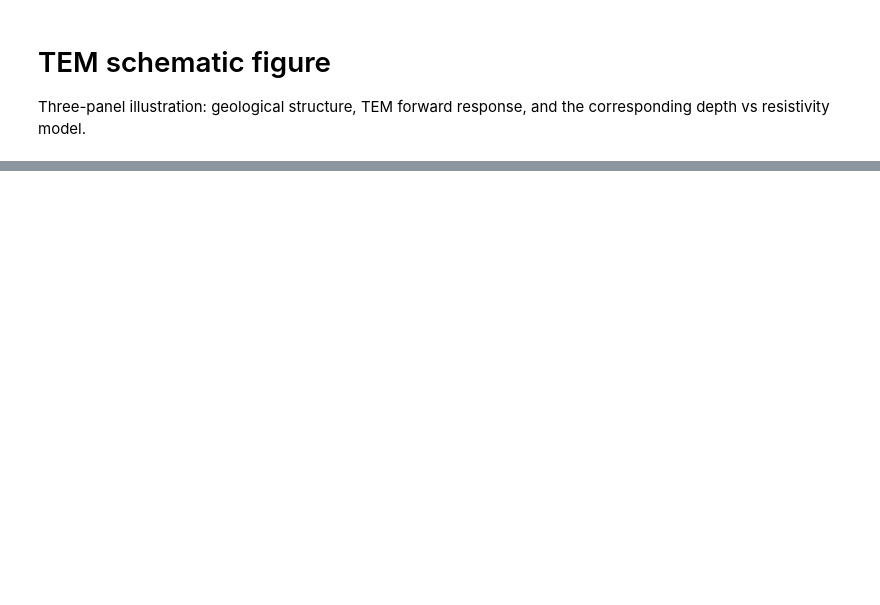
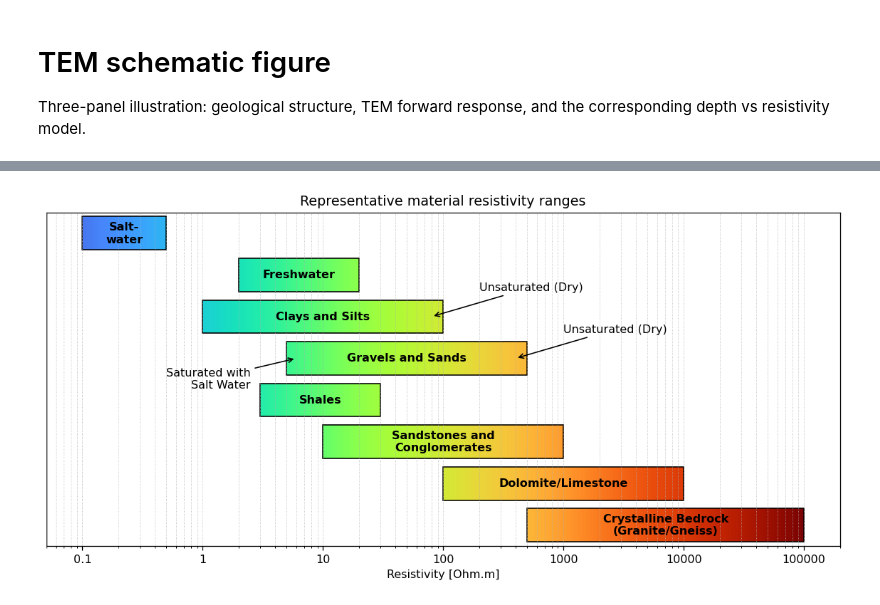
Before and after one commit to pmc93/PyTEM, a Jupyter notebook: notebooks/8. pytem_schematic_figure.ipynb, the cells around one changed output, grey strips where cells are left out. Cells and saved outputs as stored; diff of their text form; code cells hidden in the pictures; blank space fills up the shorter version.

```diff
--- a/notebooks/8. pytem_schematic_figure.ipynb
+++ b/notebooks/8. pytem_schematic_figure.ipynb
@@ -319,0 +295,58 @@ import numpy as np
+# %%
+# Standalone version of panel (d): representative material resistivity ranges.
+fig_d, ax_rho_d = plt.subplots(figsize=(10, 5))
+ax_rho_d.set_xscale('log')
+ax_rho_d.set_xlim(0.05, 200000)
+ax_rho_d.set_ylim(0, len(materials))
+ax_rho_d.set_yticks([])
+ax_rho_d.set_xlabel('Resistivity [Ohm.m]')
+ax_rho_d.set_title('Representative material resistivity ranges')
+
+for i, (name, rmin, rmax) in enumerate(materials):
+    x = np.logspace(np.log10(rmin), np.log10(rmax), 500)
+    y = np.linspace(i + 0.3, i + 0.7, 2)
+    X, Y = np.meshgrid(x, y)
+    gradient_values = np.log10(X)
+    ax_rho_d.pcolormesh(
+        X, Y, gradient_values, shading='auto', cmap='turbo', alpha=1,
+        vmin=np.log10(0.01), vmax=np.log10(100000),
+    )
+    ax_rho_d.add_patch(patches.Rectangle(
+        (rmin, i + 0.1), rmax - rmin, 0.8,
+        linewidth=1, edgecolor='black', facecolor='none',
+    ))
+    ax_rho_d.text(
+        (rmin * rmax) ** 0.5, i + 0.5, name,
+        ha='center', va='center', color='k', fontsize=10, fontweight='bold',
+    )
+
+for i, (name, rmin, rmax) in enumerate(materials):
+    if name == "Clays and Silts":
+        ax_rho_d.annotate(
+            "Unsaturated (Dry)", xy=(rmax * 0.8, i + 0.5),
+            xytext=(rmax * 2, i + 1.2), ha='left', va='center', fontsize=10,
+            arrowprops=dict(arrowstyle='->', color='black'),
+        )
+    if name == "Gravels and Sands":
+        ax_rho_d.annotate(
+            "Saturated with\nSalt Water", xy=(rmin * 1.2, i + 0.5),
+            xytext=(rmin / 2, i), ha='right', va='center', fontsize=10,
+            arrowprops=dict(arrowstyle='->', color='black'),
+        )
+        ax_rho_d.annotate(
+            "Unsaturated (Dry)", xy=(rmax * 0.8, i + 0.5),
+            xytext=(rmax * 2, i + 1.2), ha='left', va='center', fontsize=10,
+            arrowprops=dict(arrowstyle='->', color='black'),
+        )
+
+def full_number_formatter(value, position):
+    del position
+    return f"{value:.10f}".rstrip('0').rstrip('.')
+
+ax_rho_d.set_xticks([0.1, 1, 10, 100, 1000, 10000, 100000])
+ax_rho_d.xaxis.set_major_formatter(FuncFormatter(full_number_formatter))
+ax_rho_d.grid(True, which='both', axis='x', linestyle=':', linewidth=0.5)
+plt.tight_layout()
+plt.show()
+# %% [output]
+[figure, added]
```
Also changed, not shown: parts of 2 cells of this notebook, 1 other file.
